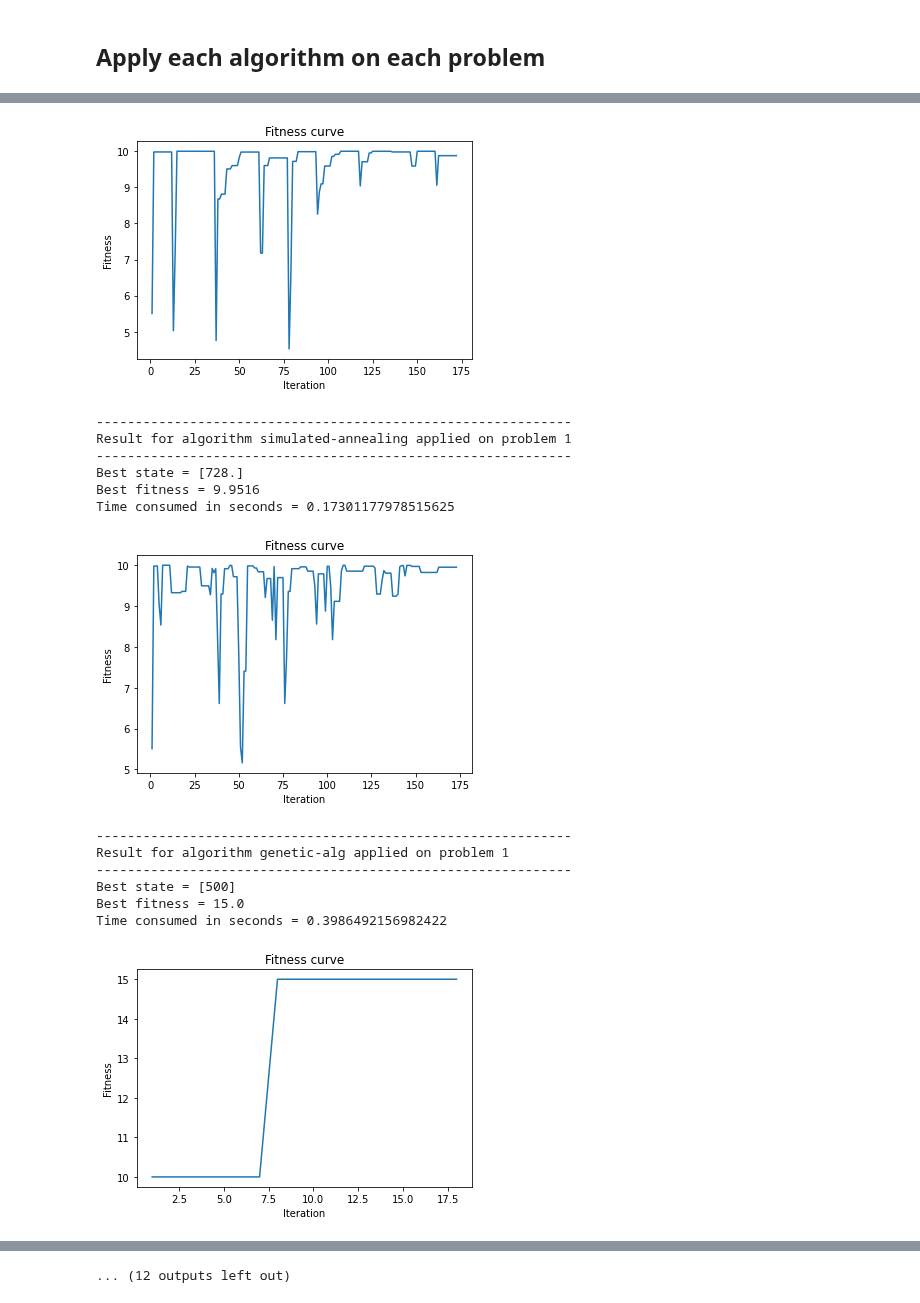
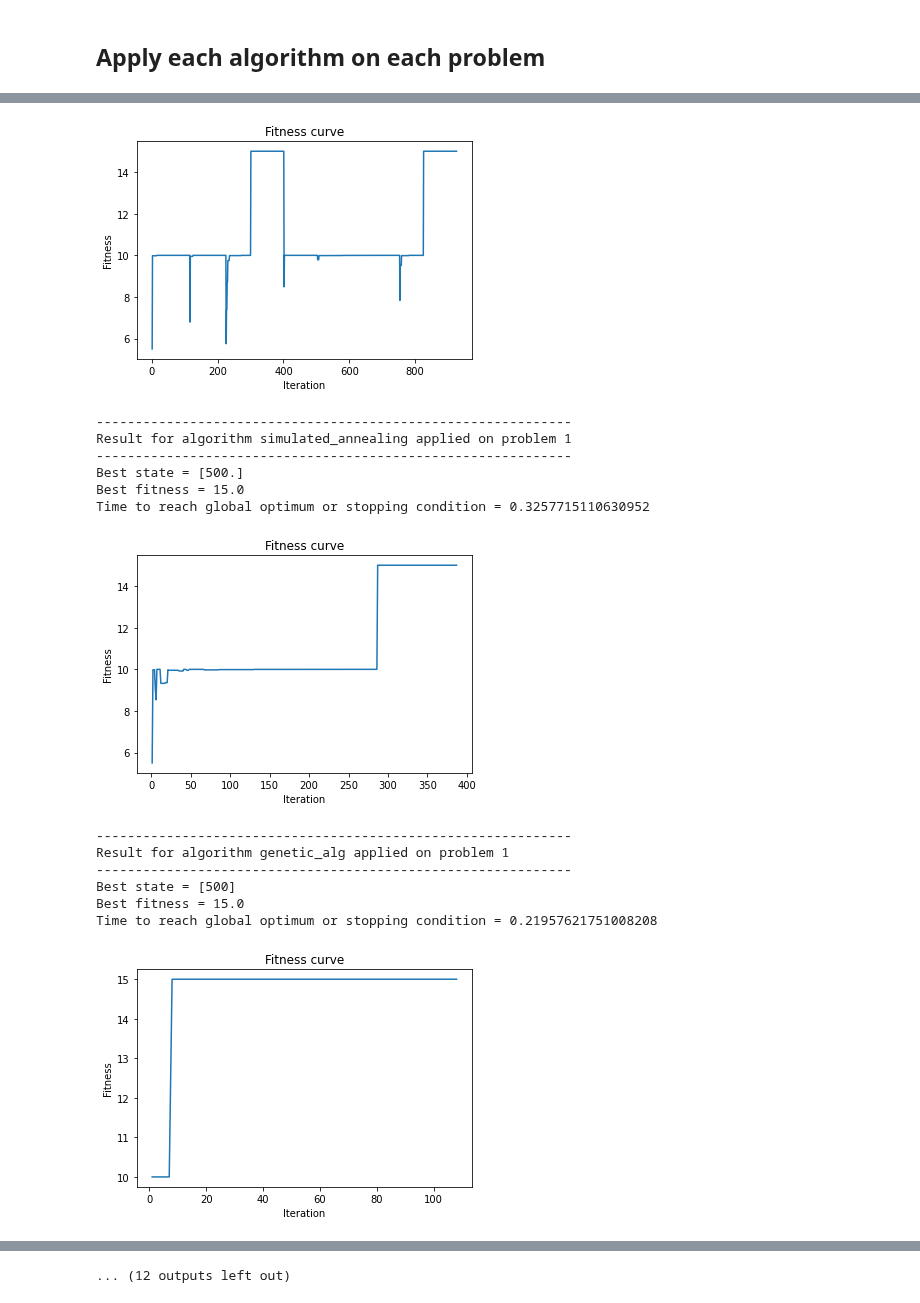
Before and after one commit to yujing1004/cs7641, a Jupyter notebook: assignment2/randomized_optimization.ipynb, the cells around one changed output, grey strips where cells are left out. Drawn from its saved outputs; the diff is of its cells as text; code cells hidden in the pictures.

Commit message:
Redefine Problem 2 and redo most of the experiments

```diff
--- a/assignment2/randomized_optimization.ipynb
+++ b/assignment2/randomized_optimization.ipynb
@@ -59,11 +59,11 @@ def f2(x):
         x = x[0]
     assert 0 <= x < 1000
     if 0 <= x < 100:
-        return 10 - (x - 50) ** 2 / 1000
+        return 10 - abs(x - 50) / 10
     elif x < 900:
-        return 24 - (x - 500) ** 2 / 10000
+        return 45 - abs(x - 500) / 10
     else:
-        return 10 - (x - 950) ** 2 / 1000
+        return 10 - abs(x - 950) / 10
 
 plot_fitness_function(f2)
 # %% [output]
@@ -98 +152,17 @@ def plot_fitness_curve(fitness_curve):
+# %%
+global_optimums = {
+    'p1': 15,
+    'p2': 45,
+    'p3': 7733,
+}
+# %%
+def estimate_time_to_reach_global_optimum_or_stopping_condition(total_time, fitness_curve, global_optimum):
+    """
+    Return time consumed to reach global optimum, if it happended before the algorithm reached stopping condition
+    Otherwise, return the time consumed to reach stopping condidition (i.e., algorithm stopped)
+    """
+    for i, fitness in enumerate(fitness_curve):
+        if abs(fitness - global_optimum) / global_optimum <= 0.001:
+            return (i + 1) / len(fitness_curve) * total_time
+    return total_time
 # %%
@@ -157,12 +229,17 @@ def randomized_optimization(fitness_func, algorithm):
     plot_fitness_curve(fitness_curve)
 # %%
 fitness_funcs = [f1, f2, f3]
-algorithms = ['random-hill-climb', 'simulated-annealing', 'genetic-alg', 'mimic']
+algorithms = ['random_hill_climb', 'simulated_annealing', 'genetic_alg', 'mimic']
 for i, fitness_func in enumerate(fitness_funcs):
     for algorithm in algorithms:
         print('-------------------------------------------------------------')
         print('Result for algorithm {0} applied on problem {1}'.format(algorithm, i + 1))
         print('-------------------------------------------------------------')
-        randomized_optimization(fitness_func, algorithm)
+        randomized_optimization(
+            fitness_func,
+            algorithm,
+            all_parameters['p{}'.format(i + 1)][algorithm],
+            global_optimums['p{}'.format(i + 1)],
+        )
 # %% [output]
 -------------------------------------------------------------
@@ -174,18 +251,18 @@ Time consumed in seconds = 0.15845608711242676
-[figure, old version]
+[figure, new version]
 -------------------------------------------------------------
-Result for algorithm simulated-annealing applied on problem 1
+Result for algorithm simulated_annealing applied on problem 1
 -------------------------------------------------------------
-Best state = [728.]
-Best fitness = 9.9516
-Time consumed in seconds = 0.17301177978515625
+Best state = [500.]
+Best fitness = 15.0
+Time to reach global optimum or stopping condition = 0.3257715110630952
-[figure, old version]
+[figure, new version]
 -------------------------------------------------------------
-Result for algorithm genetic-alg applied on problem 1
+Result for algorithm genetic_alg applied on problem 1
 -------------------------------------------------------------
 Best state = [500]
 Best fitness = 15.0
-Time consumed in seconds = 0.3986492156982422
+Time to reach global optimum or stopping condition = 0.21957621751008208
-[figure, old version]
+[figure, new version]
 -------------------------------------------------------------
 Result for algorithm mimic applied on problem 1
 -------------------------------------------------------------
```
Also changed, not shown: parts of 4 cells of this notebook, 1 other file.
